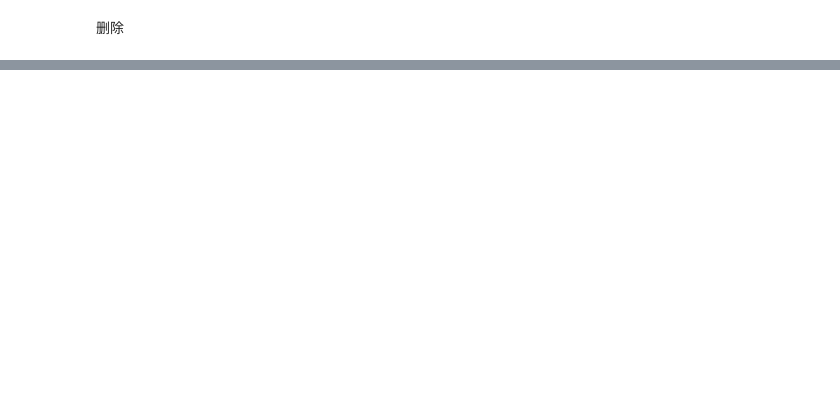
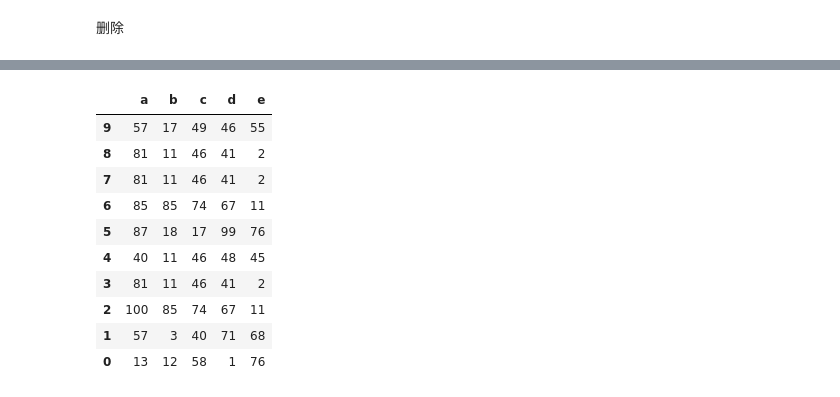
Before and after one commit to Leecoin49/StudyNote, a Jupyter notebook: LLM/AILLM_Luffy/1.Python/第20章Pandas/2.pandas数据处理.ipynb, the cells around one changed output, grey strips where cells are left out. Cells and saved outputs as stored; diff of their text form; code cells hidden in the pictures; blank space fills up the shorter version.

```diff
--- a/LLM/AILLM_Luffy/1.Python/第20章Pandas/2.pandas数据处理.ipynb
+++ b/LLM/AILLM_Luffy/1.Python/第20章Pandas/2.pandas数据处理.ipynb
@@ -788,0 +857,17 @@ dtype: bool
+# %%
+# 指定多条件排序
+df2 = df.sort_values(by=['b', 'a'], ascending=True)
+# %%
+df2.sort_index(ascending=False)
+# %% [output]
+|  | a | b | c | d | e |
+| 9 | 57 | 17 | 49 | 46 | 55 |
+| 8 | 81 | 11 | 46 | 41 | 2 |
+| 7 | 81 | 11 | 46 | 41 | 2 |
+| 6 | 85 | 85 | 74 | 67 | 11 |
+| 5 | 87 | 18 | 17 | 99 | 76 |
+| 4 | 40 | 11 | 46 | 48 | 45 |
+| 3 | 81 | 11 | 46 | 41 | 2 |
+| 2 | 100 | 85 | 74 | 67 | 11 |
+| 1 | 57 | 3 | 40 | 71 | 68 |
+| 0 | 13 | 12 | 58 | 1 | 76 |
```
Also changed, not shown: parts of 50 cells of this notebook.
